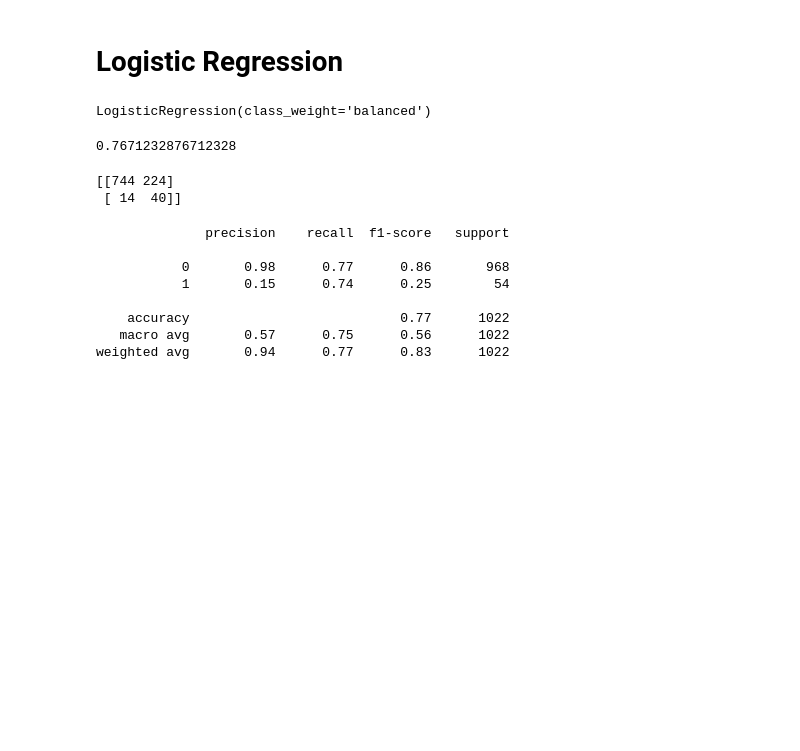
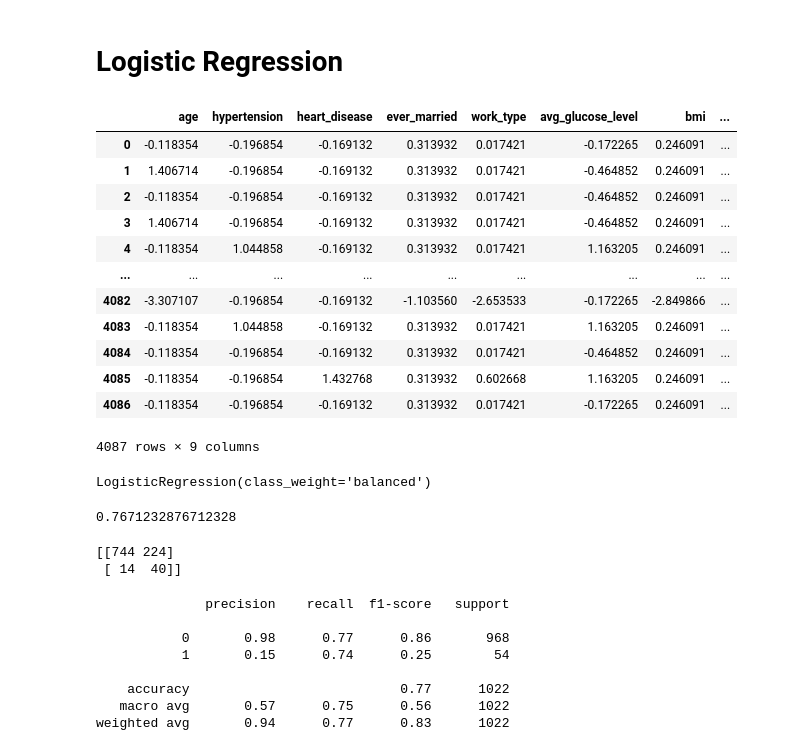
Before and after one commit to AntekBall/DataMiningProjekt, a Jupyter notebook: Log_reg.ipynb, the cells around one changed output. Saved outputs shown, nothing was run; the diff lists cells and outputs as text; code cells hidden in the pictures; blank space fills up the shorter version.

```diff
--- a/Log_reg.ipynb
+++ b/Log_reg.ipynb
@@ -14,3 +16,19 @@ test_df_woe = pd.read_csv('test_df_woe.csv',index_col=0)
+# %%
+train_df_woe
+# %% [output]
+|  | age | hypertension | heart_disease | ever_married | work_type | avg_glucose_level | bmi | ... |
+| 0 | -0.118354 | -0.196854 | -0.169132 | 0.313932 | 0.017421 | -0.172265 | 0.246091 | ... |
+| 1 | 1.406714 | -0.196854 | -0.169132 | 0.313932 | 0.017421 | -0.464852 | 0.246091 | ... |
+| 2 | -0.118354 | -0.196854 | -0.169132 | 0.313932 | 0.017421 | -0.464852 | 0.246091 | ... |
+| 3 | 1.406714 | -0.196854 | -0.169132 | 0.313932 | 0.017421 | -0.464852 | 0.246091 | ... |
+| 4 | -0.118354 | 1.044858 | -0.169132 | 0.313932 | 0.017421 | 1.163205 | 0.246091 | ... |
+| ... | ... | ... | ... | ... | ... | ... | ... | ... |
+| 4082 | -3.307107 | -0.196854 | -0.169132 | -1.103560 | -2.653533 | -0.172265 | -2.849866 | ... |
+| 4083 | -0.118354 | 1.044858 | -0.169132 | 0.313932 | 0.017421 | 1.163205 | 0.246091 | ... |
+| 4084 | -0.118354 | -0.196854 | -0.169132 | 0.313932 | 0.017421 | -0.464852 | 0.246091 | ... |
+| 4085 | -0.118354 | -0.196854 | 1.432768 | 0.313932 | 0.602668 | 1.163205 | 0.246091 | ... |
+| 4086 | -0.118354 | -0.196854 | -0.169132 | 0.313932 | 0.017421 | -0.172265 | 0.246091 | ... |
+4087 rows × 9 columns
 # %%
 lr = LogisticRegression(class_weight='balanced')
 # %%
```
Also changed, not shown: parts of 3 cells of this notebook.
